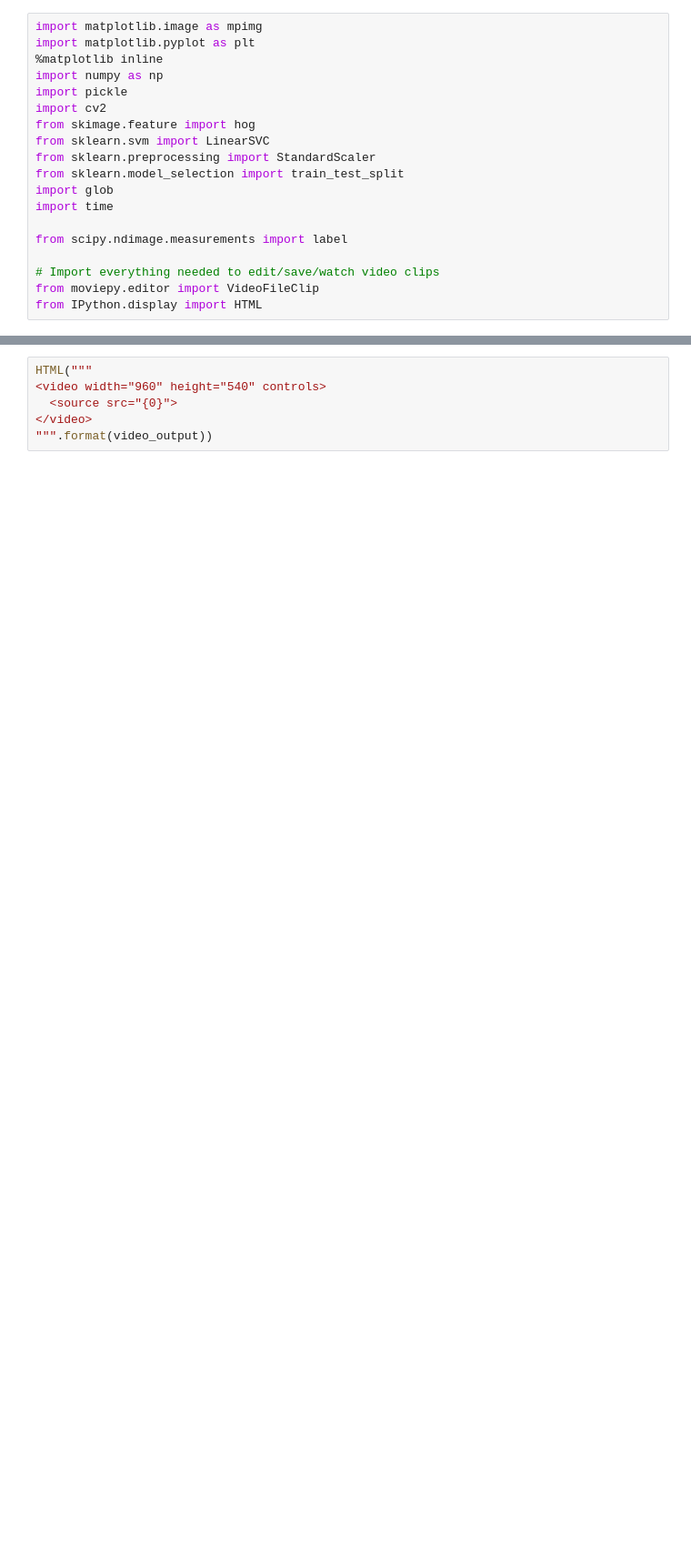
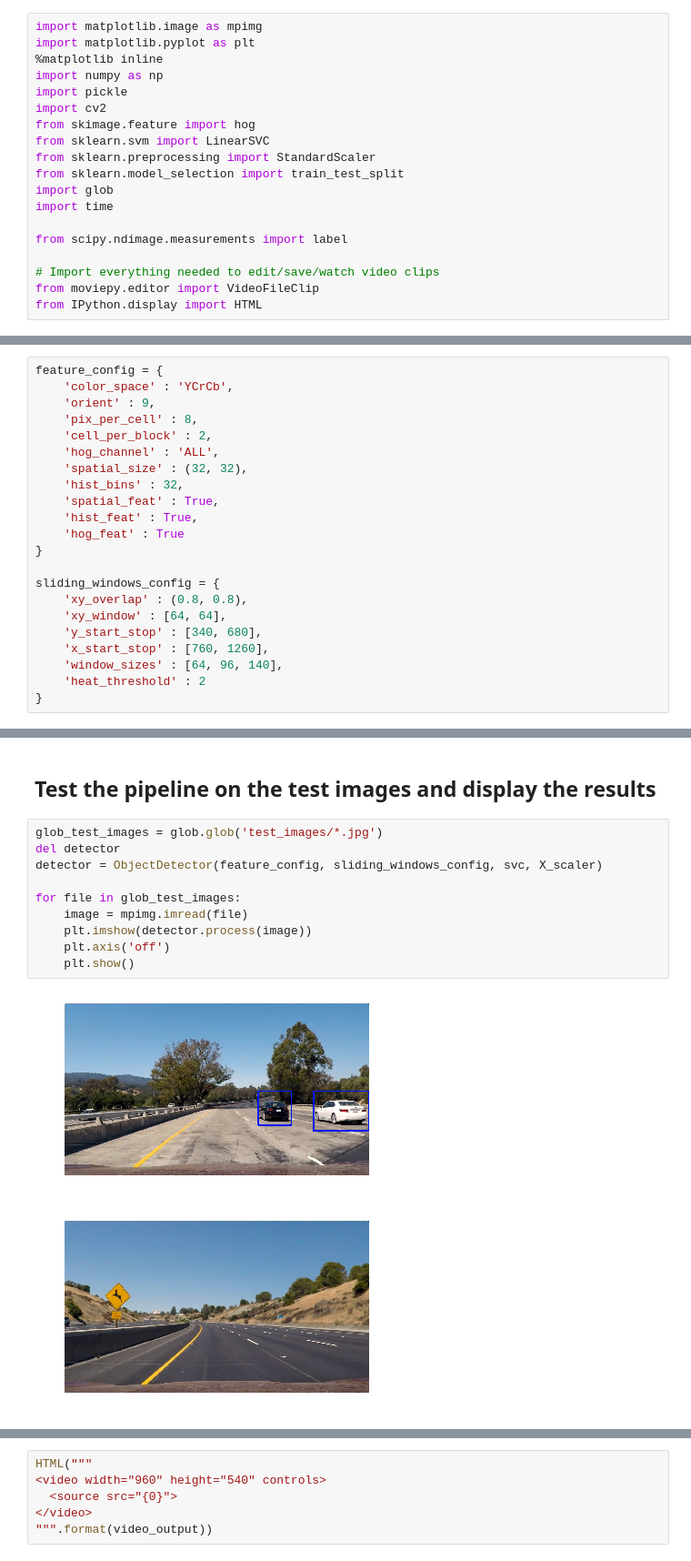
Before and after one commit to js1972/CarND-Vehicle-Detection, a Jupyter notebook: Vehicle Detection.ipynb, the cells around one changed output, grey strips where cells are left out. Shown at 91% size. Drawn from its saved outputs; the diff is of its cells as text; blank space fills up the shorter version.

```diff
--- a/Vehicle Detection.ipynb
+++ b/Vehicle Detection.ipynb
@@ -250 +283,23 @@ Number of NOT car images: 8968
+# %%
+feature_config = {
+    'color_space' : 'YCrCb',
+    'orient' : 9,
+    'pix_per_cell' : 8,
+    'cell_per_block' : 2,
+    'hog_channel' : 'ALL',
+    'spatial_size' : (32, 32),
+    'hist_bins' : 32,
+    'spatial_feat' : True,
+    'hist_feat' : True,
+    'hog_feat' : True
+}
+
+sliding_windows_config = {
+    'xy_overlap' : (0.8, 0.8),
+    'xy_window' : [64, 64],
+    'y_start_stop' : [340, 680],
+    'x_start_stop' : [760, 1260],
+    'window_sizes' : [64, 96, 140],
+    'heat_threshold' : 2
+}
 # %% [markdown]
@@ -532,0 +440,15 @@ bboxes_list = []
+# %% [markdown]
+## Test the pipeline on the test images and display the results
+# %%
+glob_test_images = glob.glob('test_images/*.jpg')
+del detector
+detector = ObjectDetector(feature_config, sliding_windows_config, svc, X_scaler)
+
+for file in glob_test_images:
+    image = mpimg.imread(file)
+    plt.imshow(detector.process(image))
+    plt.axis('off')
+    plt.show()
+# %% [output]
+[figure, added]
+[figure, added]
```
Also changed, not shown: parts of 27 cells of this notebook, 1 other file.
